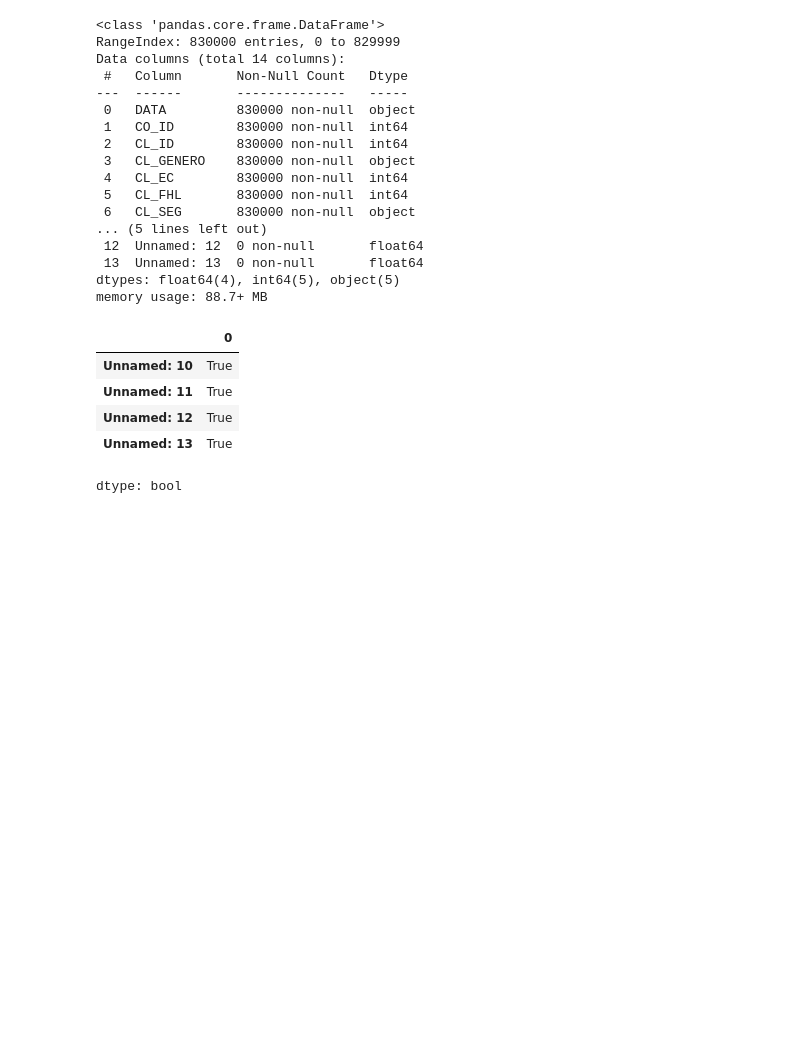
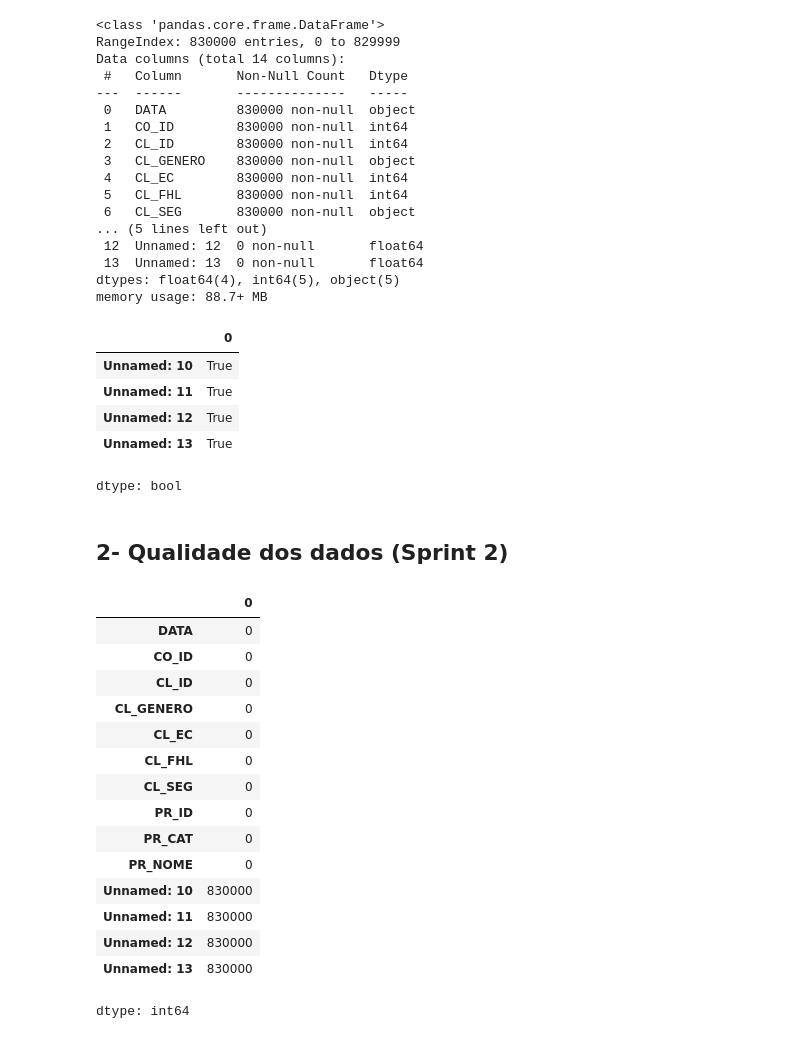
Before and after one commit to midanaca/MiniProjeto_MidanaCa_T8, a Jupyter notebook: MiniProjeto_MidanaCa_T8_.ipynb, the cells around one changed output. Drawn from its saved outputs; the diff is of its cells as text; code cells hidden in the pictures; blank space fills up the shorter version.

```diff
--- a/MiniProjeto_MidanaCa_T8_.ipynb
+++ b/MiniProjeto_MidanaCa_T8_.ipynb
@@ -82,3 +88,26 @@ df[['Unnamed: 10','Unnamed: 11','Unnamed: 12','Unnamed: 13']].isna().all()
 | Unnamed: 12 | True |
 | Unnamed: 13 | True |
 dtype: bool
+# %% [markdown]
+## 2-	Qualidade dos dados (Sprint 2)
+# %%
+# Conte quantos valores ausentes existem por coluna
+ausentes = df.isna().sum()
+display(ausentes)
+# %% [output]
+|  | 0 |
+| DATA | 0 |
+| CO_ID | 0 |
+| CL_ID | 0 |
+| CL_GENERO | 0 |
+| CL_EC | 0 |
+| CL_FHL | 0 |
+| CL_SEG | 0 |
+| PR_ID | 0 |
+| PR_CAT | 0 |
+| PR_NOME | 0 |
+| Unnamed: 10 | 830000 |
+| Unnamed: 11 | 830000 |
+| Unnamed: 12 | 830000 |
+| Unnamed: 13 | 830000 |
+dtype: int64
```
Also changed, not shown: parts of 6 cells of this notebook.
